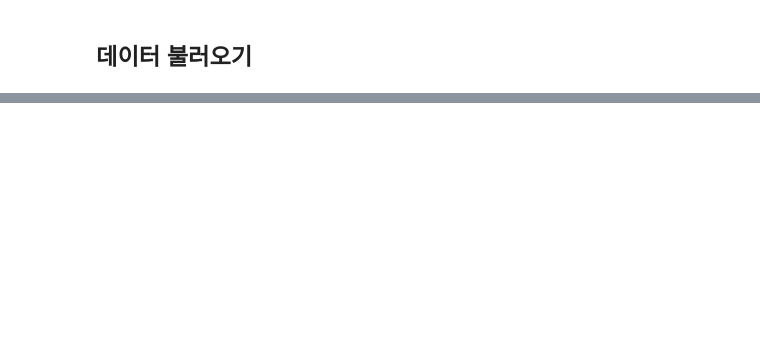
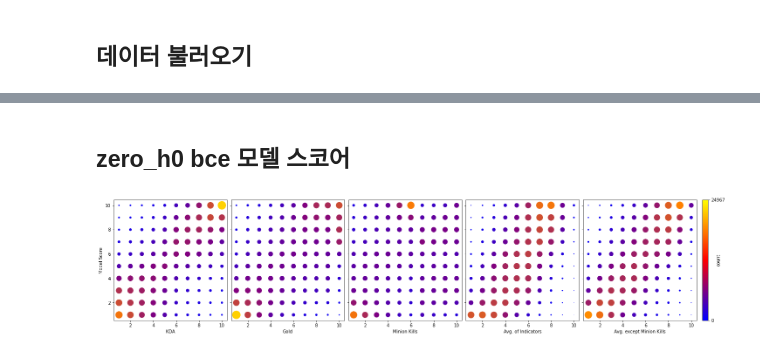
Before and after one commit to ThrypsisJ/Action2Score, a Jupyter notebook: analysis_rank.ipynb, the cells around one changed output, grey strips where cells are left out. Cells and saved outputs as stored; diff of their text form; code cells hidden in the pictures; blank space fills up the shorter version.

```diff
--- a/analysis_rank.ipynb
+++ b/analysis_rank.ipynb
@@ -72 +99,22 @@ for i in range(len(models)):
+# %% [markdown]
+## zero_h0 bce 모델 스코어
+# %%
+fig, axes = plt.subplots(1, len(categories), figsize=(4*len(categories), 4.4), sharey=True, constrained_layout=True)
+
+axis_x, axis_y = zip(*[(x+1, y+1) for y in range(10) for x in range(10)])
+dfs = [analysis['zero_h0_bce'][cat] for cat in categories]
+for i in range(len(categories)):
+    count = [dfs[i][x][y] for x in range(10) for y in range(10)]
+    size = count/max_count*500
+
+    color = [(min(2*c/max_count, 1), min(max(2*c/max_count-0.5, 0), 1), (max(1-2*(c/max_count), 0))) for c in count]
+    axes[i].set_xlabel(labels[i])
+    if i==0: axes[i].set_ylabel('Model Score')
+    axes[i].scatter(x=axis_x, y=axis_y, s=size, c=color)
+
+cbar = plt.colorbar(cm.ScalarMappable(cmap=cmap), ticks=[0, 1])
+cbar.set_label(label='count', labelpad=-20)
+cbar.set_ticklabels(['0', f'{max_count}'])
+# %% [output]
+[figure, added]
 # %% [markdown]
```
Also changed, not shown: parts of 17 cells of this notebook, 7 other files.
